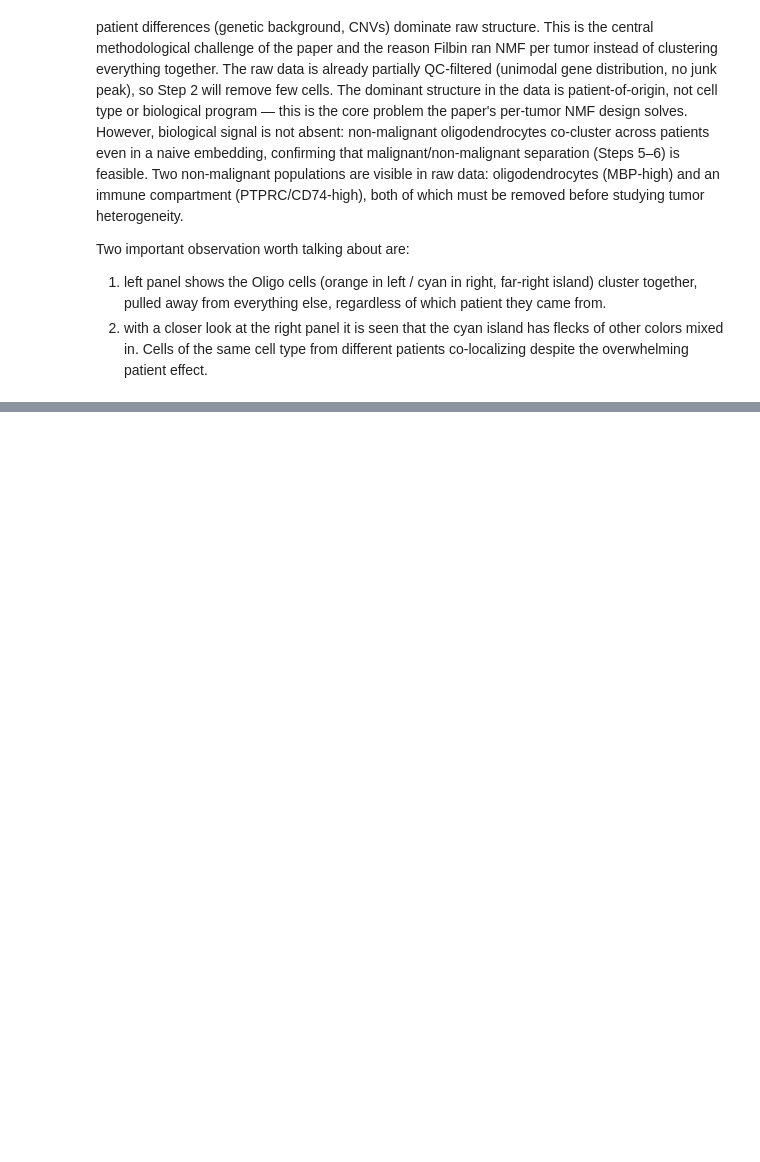
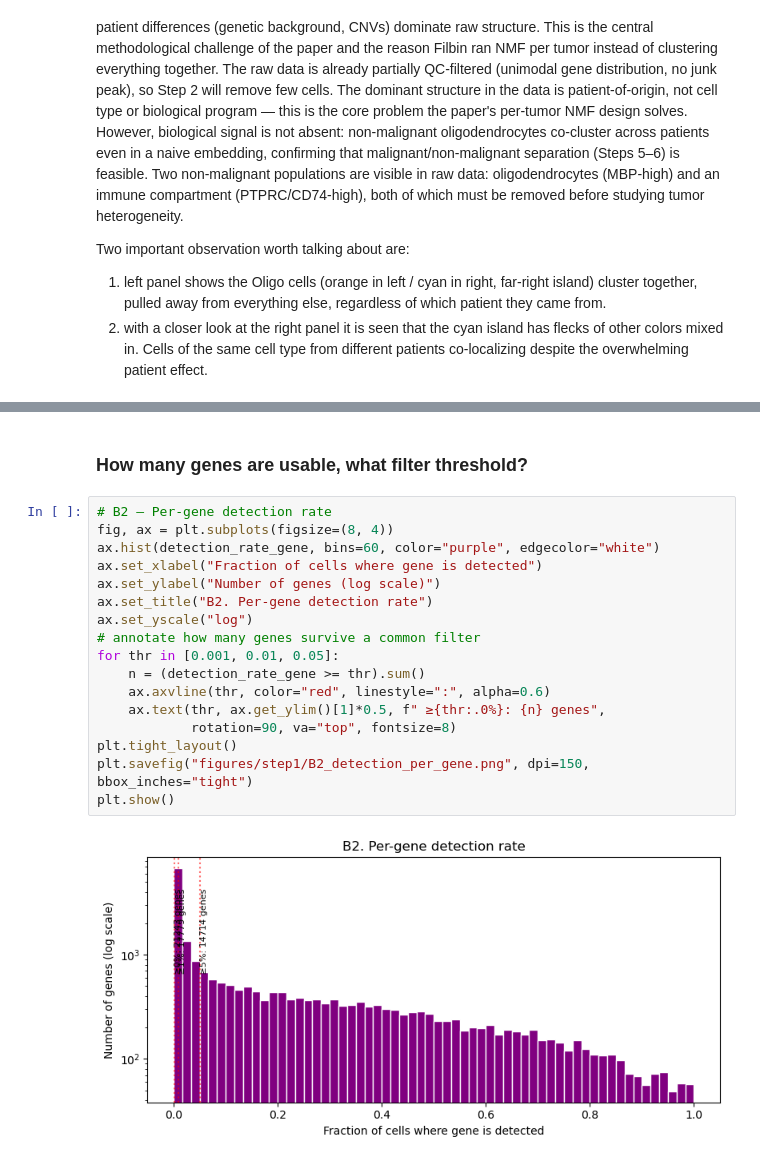
Before and after one commit to kianinsilico/masters_thesis, a Jupyter notebook: Untitled.ipynb, the cells around one changed output, grey strips where cells are left out. Drawn from its saved outputs; the diff is of its cells as text; blank space fills up the shorter version.

```diff
--- a/Untitled.ipynb
+++ b/Untitled.ipynb
@@ -222,0 +347,21 @@ Two important observation worth talking about are:
+# %% [markdown]
+### How many genes are usable, what filter threshold?
+# %%
+# B2 — Per-gene detection rate
+fig, ax = plt.subplots(figsize=(8, 4))
+ax.hist(detection_rate_gene, bins=60, color="purple", edgecolor="white")
+ax.set_xlabel("Fraction of cells where gene is detected")
+ax.set_ylabel("Number of genes (log scale)")
+ax.set_title("B2. Per-gene detection rate")
+ax.set_yscale("log")
+# annotate how many genes survive a common filter
+for thr in [0.001, 0.01, 0.05]:
+    n = (detection_rate_gene >= thr).sum()
+    ax.axvline(thr, color="red", linestyle=":", alpha=0.6)
+    ax.text(thr, ax.get_ylim()[1]*0.5, f" ≥{thr:.0%}: {n} genes",
+            rotation=90, va="top", fontsize=8)
+plt.tight_layout()
+plt.savefig("figures/step1/B2_detection_per_gene.png", dpi=150, bbox_inches="tight")
+plt.show()
+# %% [output]
+[figure, added]
```
Also changed, not shown: parts of 14 cells of this notebook, 6 other files.
